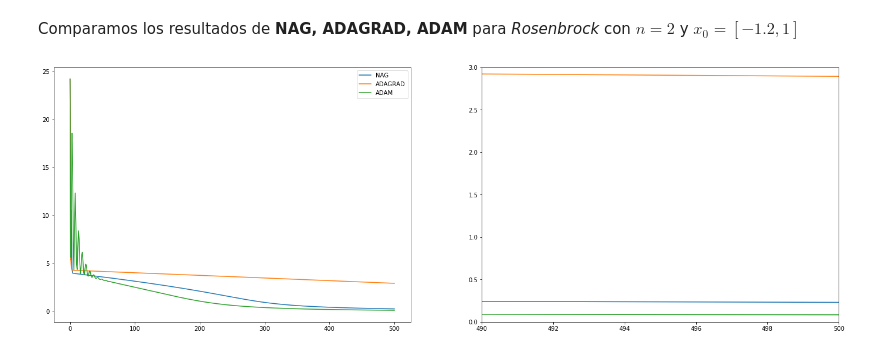
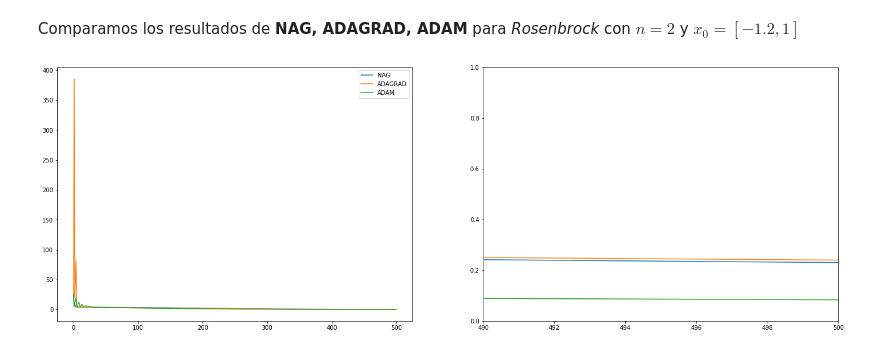
Before and after one commit to nottu/nottu-notes, a Jupyter notebook: MachineLearning/tarea_2_javier_peralta.ipynb, the cells around one changed output. Cells and saved outputs as stored; diff of their text form; code cells hidden in the pictures.

```diff
--- a/MachineLearning/tarea_2_javier_peralta.ipynb
+++ b/MachineLearning/tarea_2_javier_peralta.ipynb
@@ -99,5 +102,15 @@ def sym_grad(f, x):
     return np.array( [float(v) for v in evl])
 sym_grad(rosenbrock, x0) #comprobamos funcionamiento
 
+#mucho mas rapido con lamdify
+def sym_grad2(f, k):
+    x_s = sp.symbols('x0:{}'.format(k))
+    mtx = sp.Matrix([f(x_s)])
+    jac = mtx.jacobian(x_s)
+    jac_f  = [sp.lambdify(x_s, jac[i]) for i in range(k)]
+    def __gradient(x):
+        return np.array([ jac_f[i](*x) for i in range(k)])
+    return __gradient
+
 def sym_grad_batch(f, x, syms):
     pass
@@ -140,12 +152,13 @@ def plot_res(nag_res, adagrad_res, adam_res):
 # %%
 %%time
 x0 = [-1.2, 1]
 n_iter = 500
+rosenbrock_grad = sym_grad2(rosenbrock, len(x0))
 nag_res = nag(rosenbrock, rosenbrock_grad, x0, n_iter, 0.001, 0.2)
-adagrad_res = adagrad(rosenbrock, rosenbrock_grad, x0, n_iter, 0.1)
+adagrad_res = adagrad(rosenbrock, rosenbrock_grad, x0, n_iter, 1)
 adam_res = adam(rosenbrock, rosenbrock_grad, x0, n_iter, 0.1)
 
 plot_res(nag_res, adagrad_res, adam_res)
 print("NAG: {0}\tADAGRAD: {1}\tADAM: {2}".format(nag_res[-1], adagrad_res[-1] , adam_res[-1]))
 # %% [output]
-[figure, old version]
+[figure, new version]
```
Also changed, not shown: parts of 38 cells of this notebook.
